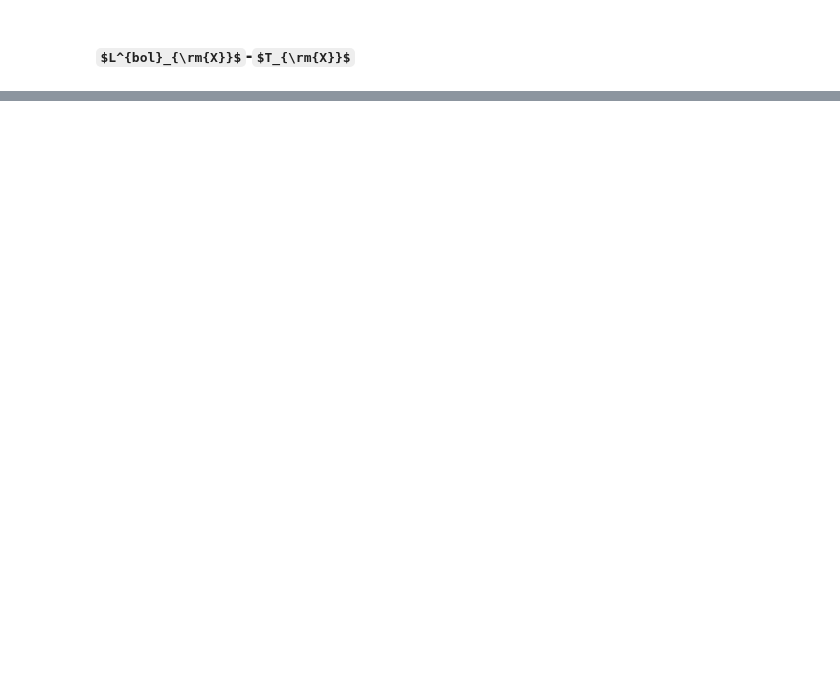
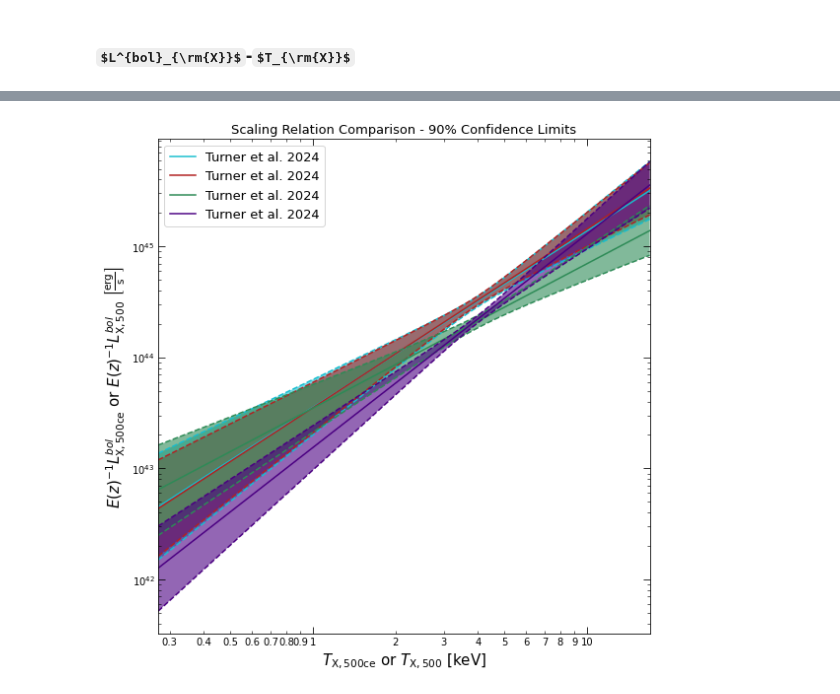
Before and after one commit to LoVoCCS/X-LoVoCCS-Analyses, a Jupyter notebook: notebooks/scaling_relations/luminosity_temperature.ipynb, the cells around one changed output, grey strips where cells are left out. Saved outputs shown, nothing was run; the diff lists cells and outputs as text; code cells hidden in the pictures; some formulas as TeX source; blank space fills up the shorter version.

```diff
--- a/notebooks/scaling_relations/luminosity_temperature.ipynb
+++ b/notebooks/scaling_relations/luminosity_temperature.ipynb
@@ -298,3 +376,7 @@ combobol.view()
+# %%
+combobol.view(show_data=False)
+# %% [output]
+[figure, added]
 # %%
 combobol.view_corner()
 # %% [output]
```
Also changed, not shown: parts of 37 cells of this notebook.
